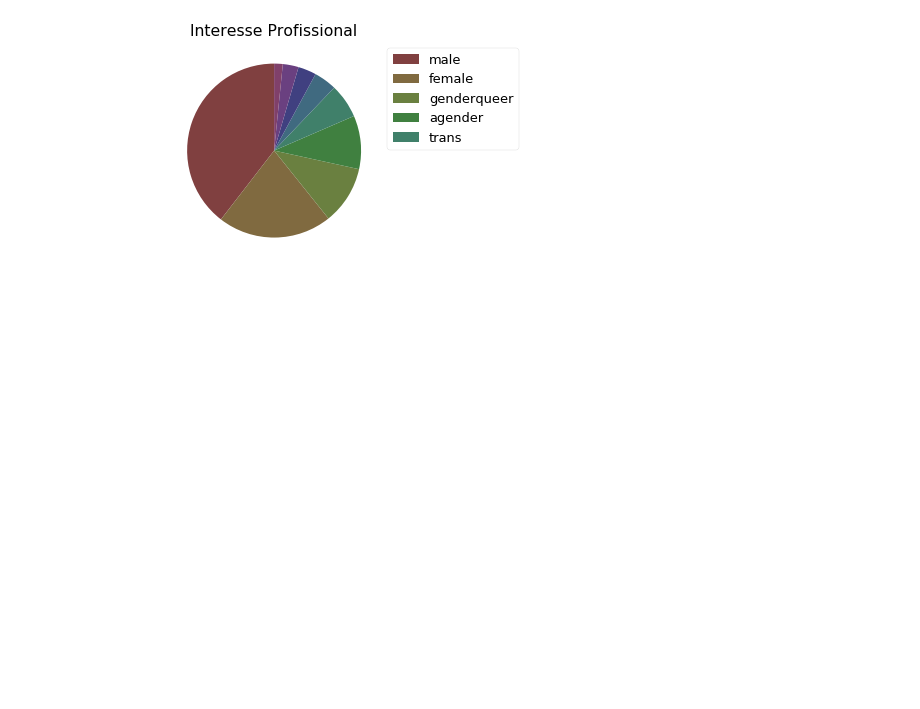
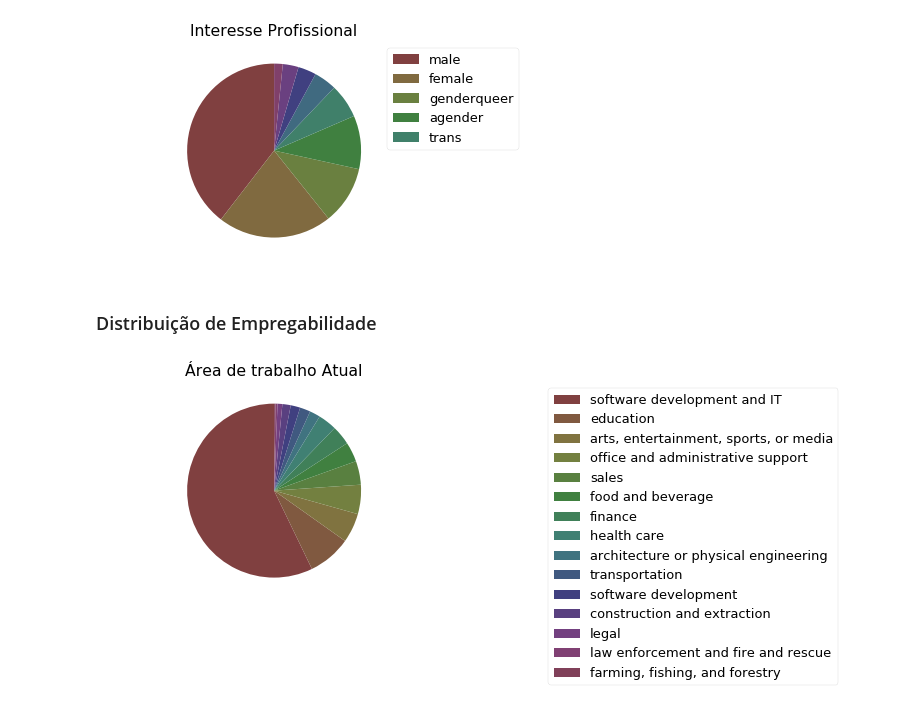
Before and after one commit to UesleiJf/Analise-de-Dados-com-Python, a Jupyter notebook: Analise de Dados com Python/Analise-Exploratoria-de-Dados.ipynb, the cells around one changed output. Cells and saved outputs as stored; diff of their text form; code cells hidden in the pictures; blank space fills up the shorter version.

Commit message:
- Distribuição de Empregabilidade

```diff
--- a/Analise de Dados com Python/Analise-Exploratoria-de-Dados.ipynb
+++ b/Analise de Dados com Python/Analise-Exploratoria-de-Dados.ipynb
@@ -154,3 +154,27 @@ plt.title("Interesse Profissional")
 plt.show()
 # %% [output]
 [figure]
+# %% [markdown]
+### Distribuição de Empregabilidade
+# %%
+# Quais as áreas de negócio em que os participantes da pesquisa trabalham?
+# A maioria dos programadores trabalha na área de desenvolvimento de
+# softwares e TI, mas outras áreas como finanças e saúde também são
+# significativas.
+
+# Definindo a quantidade
+num = len(df.EmploymentField.value_counts().index)
+
+# Criando a lista de cores
+listaHSV = [(x*1.0/num, 0.5, 0.5) for x in range(num)]
+listaRGB = list(map(lambda x: colorsys.hsv_to_rgb(*x), listaHSV))
+labels = df.EmploymentField.value_counts().index
+
+# Gráfico de Pizza
+fatias, texto = plt.pie(df.EmploymentField.value_counts(), colors = listaRGB, startangle = 90)
+plt.axes().set_aspect('equal', 'datalim')
+plt.legend(fatias, labels, bbox_to_anchor = (1.3, 1))
+plt.title("Área de trabalho Atual")
+plt.show()
+# %% [output]
+[figure, added]
```
